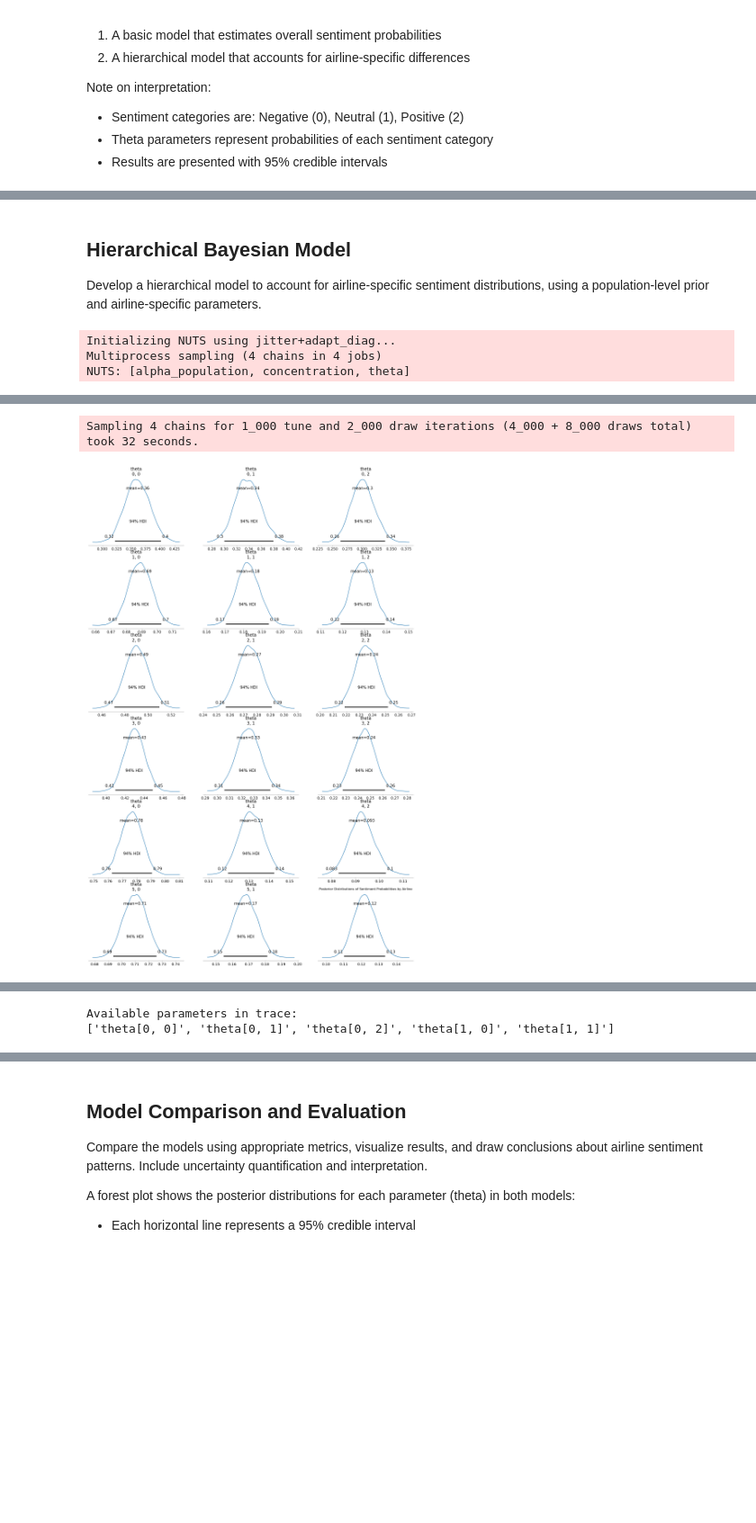
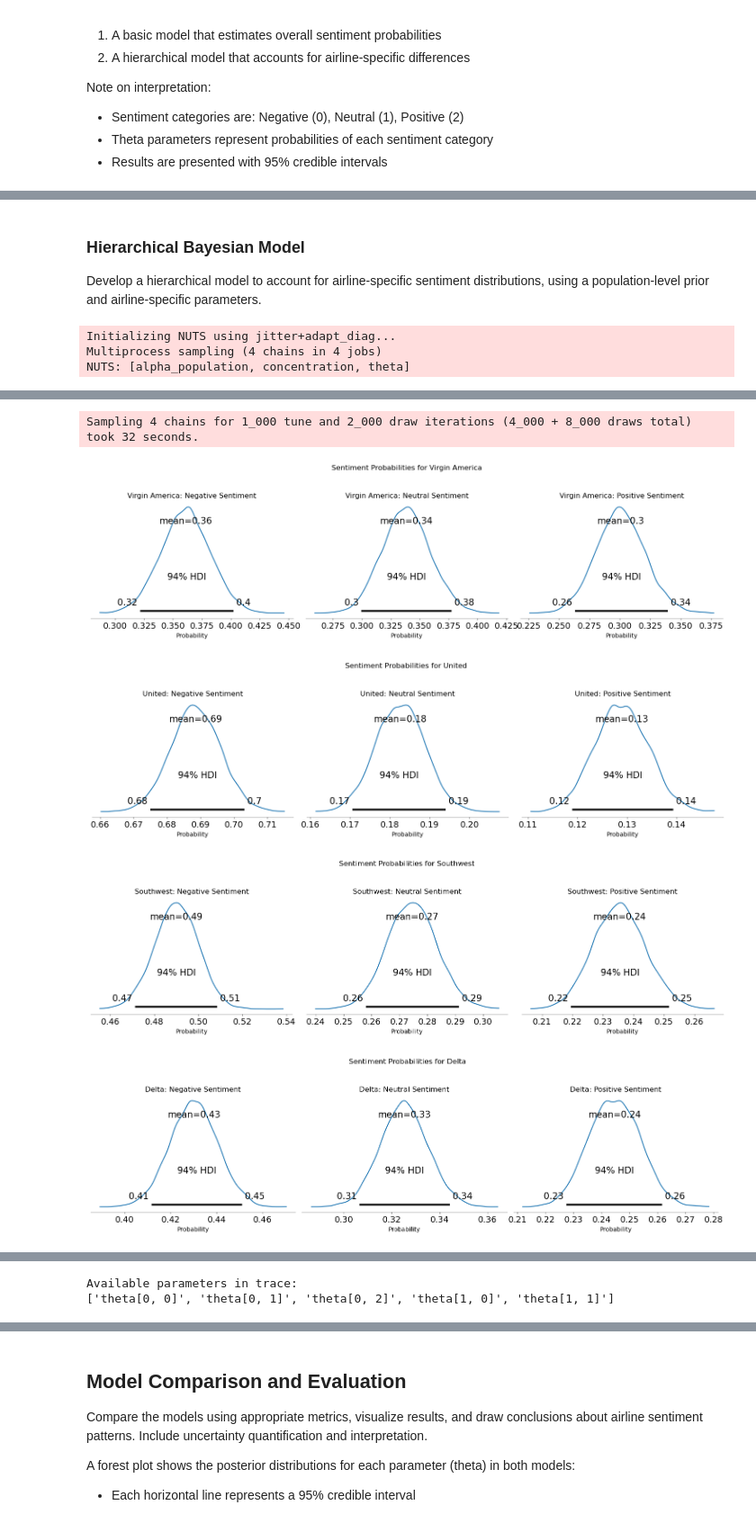
Before and after one commit to GerrieStrongbow/pymc_assignment, a Jupyter notebook: Bayesian_modelling.ipynb, the cells around one changed output, grey strips where cells are left out. Shown at 90% size. Drawn from its saved outputs; the diff is of its cells as text; code cells hidden in the pictures; blank space fills up the shorter version.

```diff
--- a/Bayesian_modelling.ipynb
+++ b/Bayesian_modelling.ipynb
@@ -69,0 +59,5 @@ dtype: int64
+# %%
+df.pop('airline_sentiment_gold')
+df.pop('negativereason_gold')
+
+df.head()
@@ -74,18 +213,19 @@ Clean the data, handle missing values, and prepare it for Bayesian modeling. Map
 # %%
-# Data Preprocessing and Sentiment Analysis
-
-# Drop rows with missing sentiment values
-df = df.dropna(subset=['airline_sentiment'])
+# Clean the dataset
+df = df[['airline_sentiment',
+         'airline',
+         'text',
+         'tweet_created']]
 
 # Map sentiment categories to numerical values (required for PyMC's categorical distribution)
 sentiment_map = {'negative': 0, 'neutral': 1, 'positive': 2}
-df['sentiment_numeric'] = df['airline_sentiment'].map(sentiment_map)
+df['sentiment_categories'] = df['airline_sentiment'].map(sentiment_map)
 
 # Create airline-specific datasets
 airlines = df['airline'].unique()
 airline_data = {
     airline: {
-        'counts': df[df['airline'] == airline]['sentiment_numeric'].value_counts().reindex([0, 1, 2], fill_value=0).values,
+        'counts': df[df['airline'] == airline]['sentiment_categories'].value_counts().reindex([0, 1, 2], fill_value=0).values,
         'total': len(df[df['airline'] == airline])
     }
     for airline in airlines
@@ -145,10 +322,8 @@ Sampling 4 chains for 1_000 tune and 2_000 draw iterations (4_000 + 8_000 draws
 # %% [markdown]
-## Hierarchical Bayesian Model
+### Hierarchical Bayesian Model
 
 Develop a hierarchical model to account for airline-specific sentiment distributions, using a population-level prior and airline-specific parameters.
 # %%
-# Hierarchical Bayesian Model
-
 # Define the hierarchical model
 with pm.Model() as hierarchical_model:
     # Hyperpriors for the population-level sentiment distribution
@@ -172,10 +347,31 @@ with pm.Model() as hierarchical_model:
     # Sample from posterior
     hierarchical_trace = pm.sample(2000, tune=1000, return_inferencedata=True)
 
-# Plot results
-az.plot_posterior(hierarchical_trace, var_names=['theta'])
-plt.title('Posterior Distributions of Sentiment Probabilities by Airline')
-plt.show()
+# # Plot results
+# az.plot_posterior(hierarchical_trace, var_names=['theta'])
+# plt.show()
+
+# Create meaningful labels
+sentiment_labels = ['Negative', 'Neutral', 'Positive']
+airline_labels = df['airline'].unique()
+
+# Hierarchical Model Plots - one plot per airline
+for airline_idx, airline in enumerate(airline_labels):
+    fig, axs = plt.subplots(1, 3, figsize=(15, 4))
+
+    for sent_idx, sentiment in enumerate(sentiment_labels):
+        az.plot_posterior(hierarchical_trace,
+                         var_names="theta",
+                         coords={'theta_dim_0': airline_idx,
+                                'theta_dim_1': sent_idx},
+                         ax=axs[sent_idx])
+        axs[sent_idx].set_title(f"{airline}: {sentiment} Sentiment")
+        axs[sent_idx].set_xlabel("Probability")
+
+    plt.suptitle(f"Sentiment Probabilities for {airline}", y=1.05)
+    plt.tight_layout()
+    plt.show()
+
 
 # Add visualization of differences between airlines
 def plot_sentiment_comparisons(hierarchical_trace, airlines):
@@ -191,33 +387,35 @@ def plot_sentiment_comparisons(hierarchical_trace, airlines):
 
     for i, sentiment in enumerate(sentiment_labels):
         values = []
         for j in range(len(airlines)):
-            # Correct index format for accessing posterior means
             key = f'theta[{j}, {i}]'
             values.append(posterior_means.loc[key, 'mean'])
 
         plt.bar(x + i*width, values, width, label=sentiment)
 
     plt.xlabel('Airlines')
     plt.ylabel('Probability')
     plt.ylim(0, 1)
-    plt.title('Posterior Mean Sentiment Probabilities by Airline')
+    plt.title('Hierarchical Model: Posterior Mean Sentiment Probabilities by Airline')
     plt.xticks(x + width, airlines, rotation=45)
     plt.legend()
     plt.tight_layout()
     plt.show()
 
 # Let's verify the structure of the posterior summary first
 print("Available parameters in trace:")
 print(az.summary(hierarchical_trace, var_names=['theta']).index.tolist()[:5])  # Show first 5 indices
 
 # Now plot
 plot_sentiment_comparisons(hierarchical_trace, airlines)
 # %% [output]
 Initializing NUTS using jitter+adapt_diag...
 Multiprocess sampling (4 chains in 4 jobs)
 NUTS: [alpha_population, concentration, theta]
 [interactive output not drawn]
 [interactive output not drawn]
 Sampling 4 chains for 1_000 tune and 2_000 draw iterations (4_000 + 8_000 draws total) took 32 seconds.
-[figure, old version]
+[figure, new version]
+[figure, new version]
+[figure, added]
+[figure, added]
```
Also changed, not shown: parts of 19 cells of this notebook.
